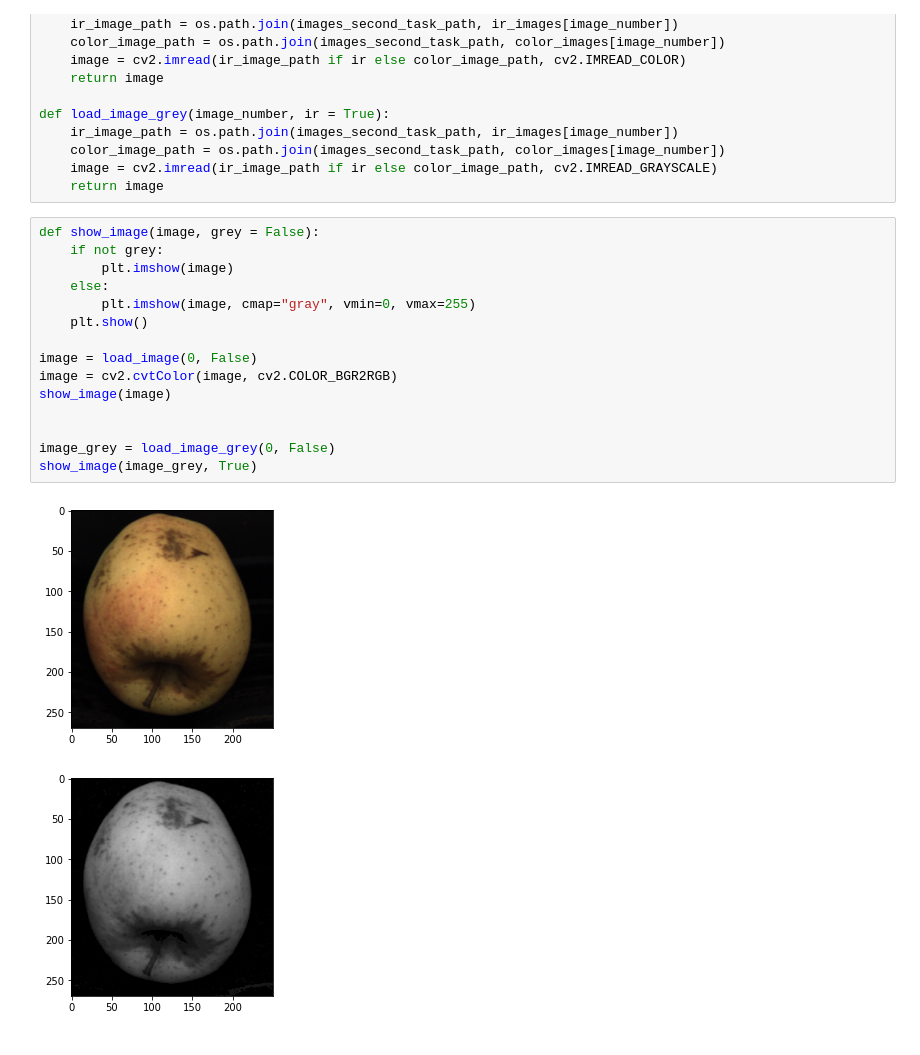
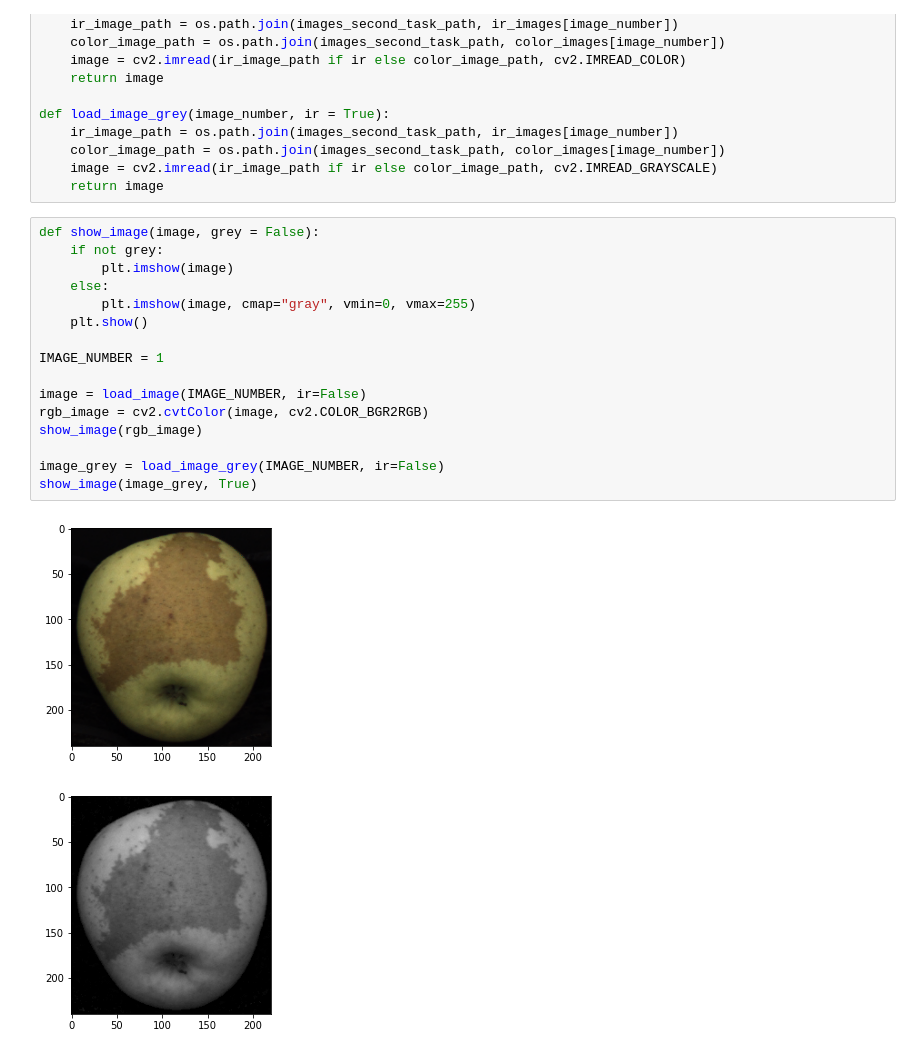
Before and after one commit to camilladybdal/fruit-inspection, a Jupyter notebook: task2.ipynb, the cells around one changed output. Saved outputs shown, nothing was run; the diff lists cells and outputs as text.

```diff
--- a/task2.ipynb
+++ b/task2.ipynb
@@ -32,21 +32,22 @@ def load_image_grey(image_number, ir = True):
 # %%
 def show_image(image, grey = False):
     if not grey:
         plt.imshow(image)
     else:
         plt.imshow(image, cmap="gray", vmin=0, vmax=255)
     plt.show()
 
-image = load_image(0, False)
-image = cv2.cvtColor(image, cv2.COLOR_BGR2RGB)
-show_image(image)
+IMAGE_NUMBER = 1
 
+image = load_image(IMAGE_NUMBER, ir=False)
+rgb_image = cv2.cvtColor(image, cv2.COLOR_BGR2RGB)
+show_image(rgb_image)
 
-image_grey = load_image_grey(0, False)
+image_grey = load_image_grey(IMAGE_NUMBER, ir=False)
 show_image(image_grey, True)
 # %% [output]
-[figure, old version]
+[figure, new version]
-[figure, old version]
+[figure, new version]
 # %%
 ret, th = cv2.threshold(image_grey, 25, 255, cv2.THRESH_BINARY) #Todo, finn bedre threshold
 
```
Also changed, not shown: parts of 5 cells of this notebook.
